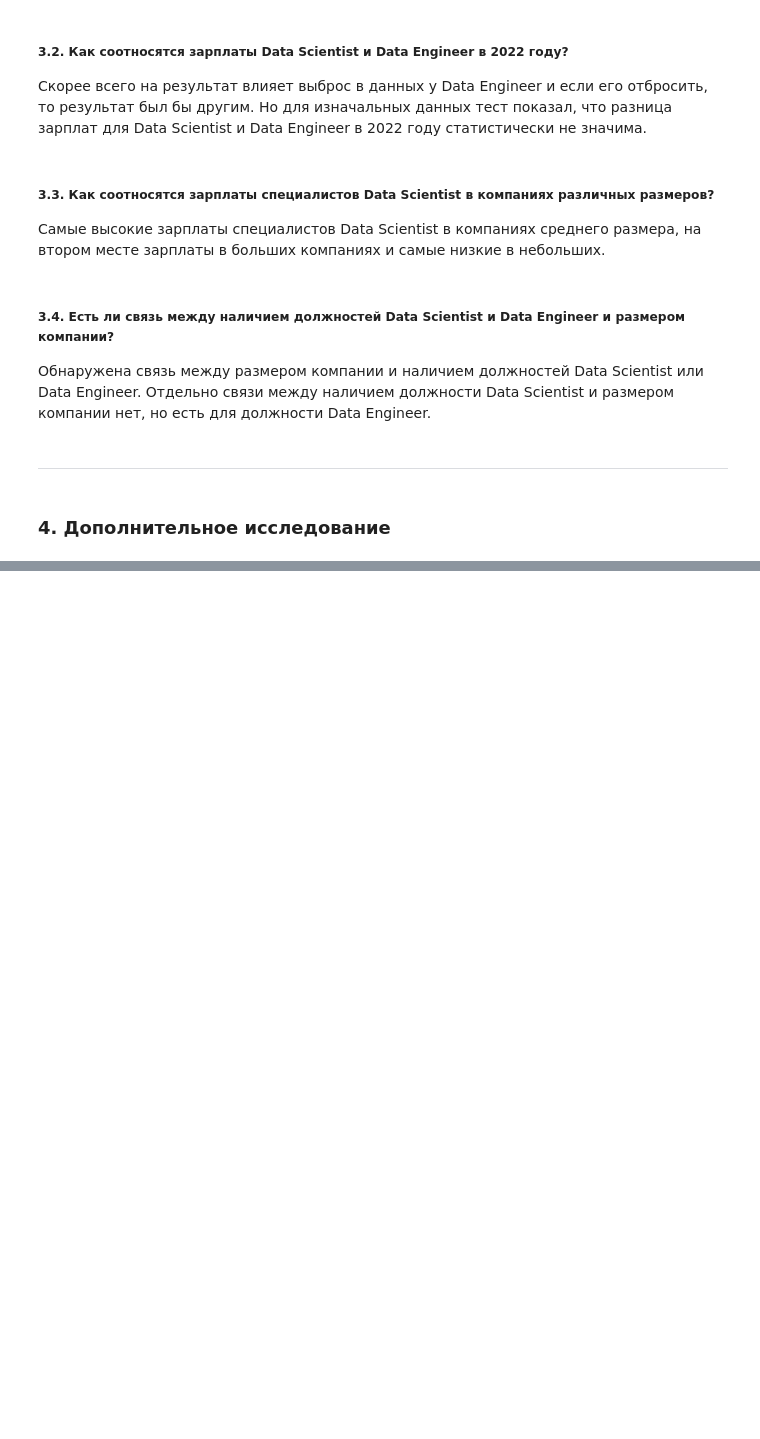
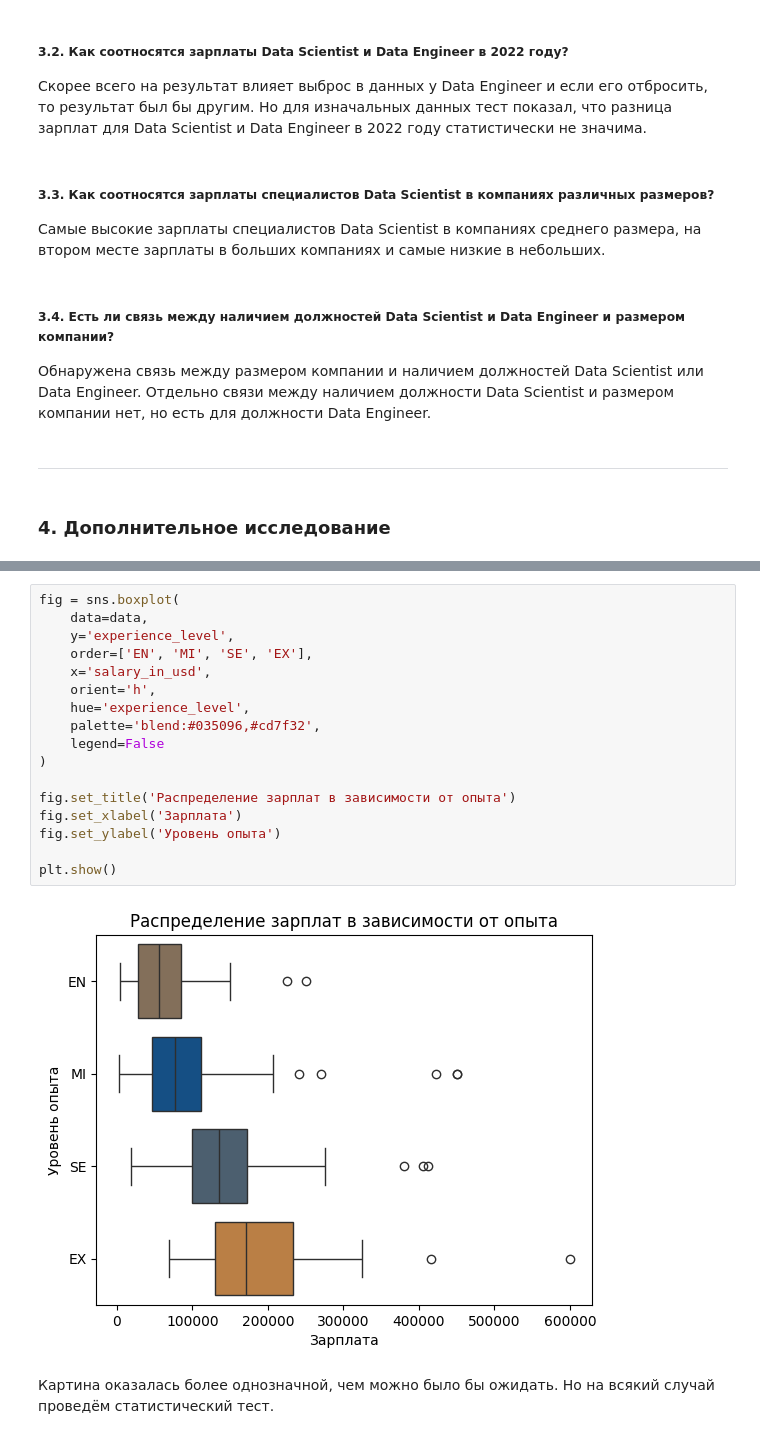
Before and after one commit to Blooodniy/SF_DS, a Jupyter notebook: EDA/Exercise 10.2 (HW-02)/Exercise 10.2 (HW-02).ipynb, the cells around one changed output, grey strips where cells are left out. Drawn from its saved outputs; the diff is of its cells as text; blank space fills up the shorter version.

```diff
--- a/EDA/Exercise 10.2 (HW-02)/Exercise 10.2 (HW-02).ipynb
+++ b/EDA/Exercise 10.2 (HW-02)/Exercise 10.2 (HW-02).ipynb
@@ -890,0 +896,21 @@ p-значение меньше, чем заданный уровень знач
+# %%
+fig = sns.boxplot(
+    data=data,
+    y='experience_level',
+    order=['EN', 'MI', 'SE', 'EX'],
+    x='salary_in_usd',
+    orient='h',
+    hue='experience_level',
+    palette='blend:#035096,#cd7f32',
+    legend=False
+)
+
+fig.set_title('Распределение зарплат в зависимости от опыта')
+fig.set_xlabel('Зарплата')
+fig.set_ylabel('Уровень опыта')
+
+plt.show()
+# %% [output]
+[figure, added]
+# %% [markdown]
+Картина оказалась более однозначной, чем можно было бы ожидать. Но на всякий случай проведём статистический тест.
```
Also changed, not shown: parts of 14 cells of this notebook.
